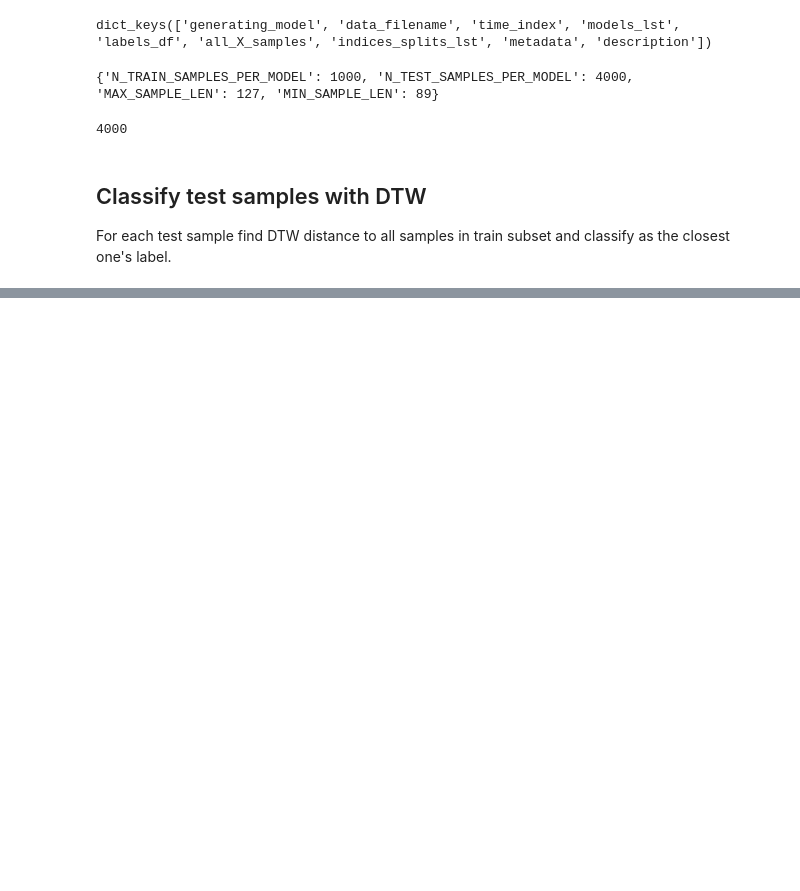
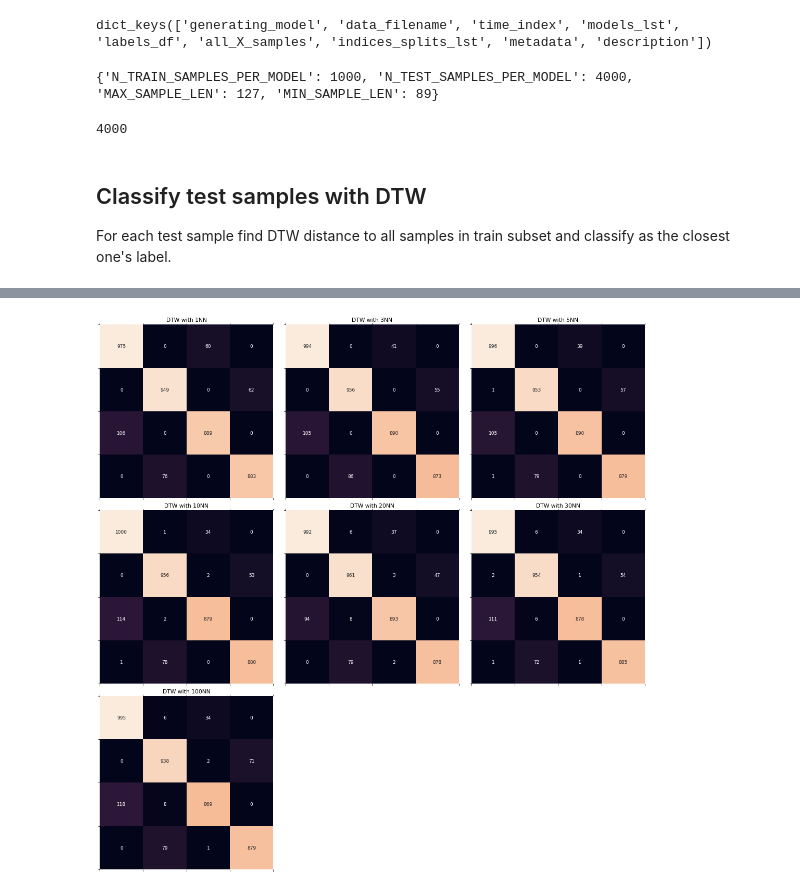
Before and after one commit to mkonopacka/HMM_DTW_v2, a Jupyter notebook: 03_dtw_classification.ipynb, the cells around one changed output, grey strips where cells are left out. Drawn from its saved outputs; the diff is of its cells as text; code cells hidden in the pictures; blank space fills up the shorter version.

Commit message:
Add tqdm and flexible plotsize

```diff
--- a/03_dtw_classification.ipynb
+++ b/03_dtw_classification.ipynb
@@ -87,7 +87,10 @@ test_samples = [all_X_samples[id] for id in test_ids]
 # Remove too small k from k_lst based on train size
 k_lst = [k for k in K_LST if k <= len(train_samples)]
 start = time.time()
-k_to_label_mappings_lst = [classify_sample(X, train_samples, train_labels, k_lst) for X in test_samples]
+k_to_label_mappings_lst = [
+    classify_sample(X, train_samples, train_labels, k_lst)
+    for X in tqdm(test_samples, desc = "Classifying test samples")
+    ]
 
 stop = time.time()
 total_time = stop - start
@@ -114,28 +122,30 @@ predictions_dfs["1NN"].head()
 # %%
 # how many plots based on # used k values
 ncols = int(np.ceil(np.sqrt(len(k_lst))))
 nrows = int(np.ceil(len(k_lst)/ncols))
 
 y_true = test_df["true_label"]
-plt.rcParams["figure.figsize"] = (16, 8)
-plt.rcParams['font.size'] = 10
+plt.rcParams["figure.figsize"] = (5*ncols, 5*nrows)
+plt.rcParams['font.size'] = 3*nrows
 fig, axes = plt.subplots(ncols = ncols, nrows = nrows)
 
 for i,k in enumerate(k_lst):
     max_i = i
     ax = axes.flat[i]
     y_pred = predictions_dfs[f"{k}NN"]["pred"]
     cm = confusion_matrix(y_true, y_pred)
     sns.heatmap(cm, annot=True, fmt='g', ax=ax, cbar = False)
     ax.matshow(cm)
     ax.set_title(f"DTW with {k}NN")
 
 # hide unused axes
 for i in range(max_i+1,len(axes.flat)):
     axes.flat[i].set_visible(False)
 
 plt.tight_layout()
 plt.show()
+# %% [output]
+[figure, added]
 # %%
 accuracies = dict()
 for variant, df in predictions_dfs.items():
```
Also changed, not shown: parts of 5 cells of this notebook.
